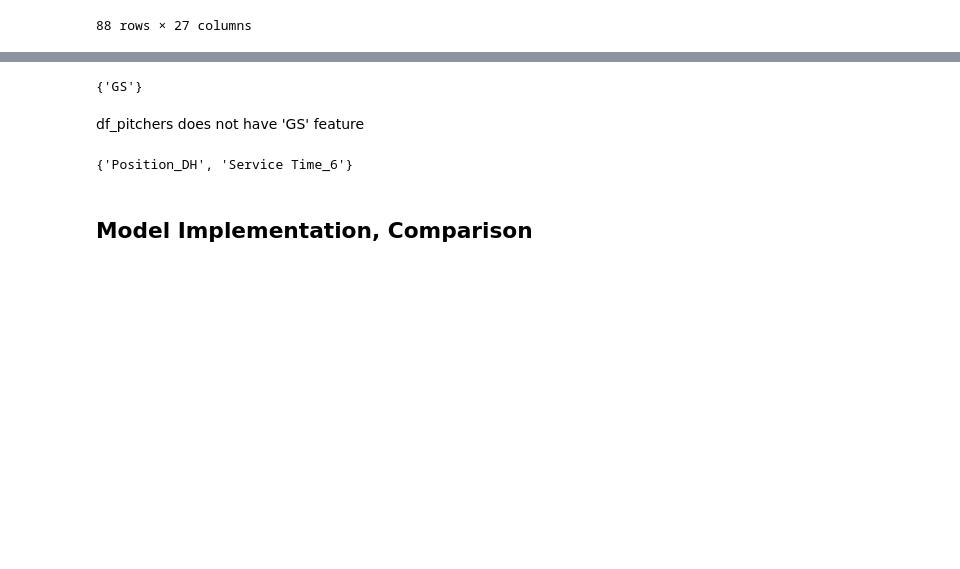
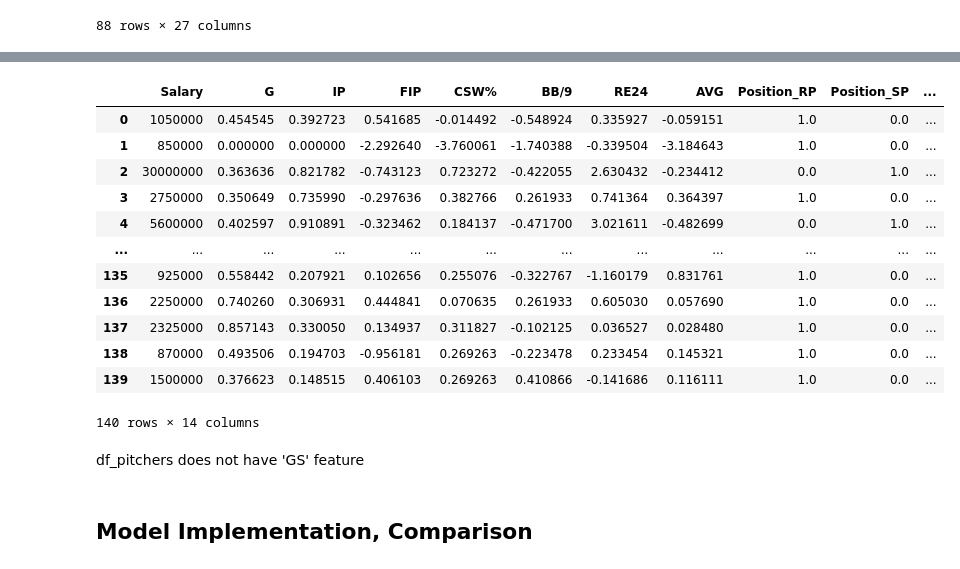
Before and after one commit to COGS118A/Group029-SP23, a Jupyter notebook: FinalProject_Group029-SP23.ipynb, the cells around one changed output, grey strips where cells are left out. Saved outputs shown, nothing was run; the diff lists cells and outputs as text; code cells hidden in the pictures; blank space fills up the shorter version.

```diff
--- a/FinalProject_Group029-SP23.ipynb
+++ b/FinalProject_Group029-SP23.ipynb
@@ -977,6 +977,3 @@ hit_2023_scaled = hit_2023_scaled.drop(['Name','Prev. Season'], axis = 1)
 hit_2023 = hit_2023_scaled
 # %% [markdown]
 At this point, 'df_plyrs' and 'df_pitchers' are ready to be used to fit a model for prediction arbitrated salaries. The next steps will be splitting the data into training/test sets, comparing models, tuning hyperparemeters, and evaluating our final performance.
-# %%
-hit_2023 = apply_scaler_to_columns(hit_2023, StandardScaler(), ['Salary'])
-pitch_2023 = apply_scaler_to_columns(pitch_2023, StandardScaler(), ['Salary'])
@@ -1050,13 +1029,22 @@ pitch_2023
-# %%
-set(pitch_2023.columns)-set(df_pitchers.columns)
-# %% [output]
-{'GS'}
+# %%
+pitch_2023 = pitch_2023.drop('GS', axis = 1)
+pitch_2023
+# %% [output]
+|  | Salary | G | IP | FIP | CSW% | BB/9 | RE24 | AVG | Position_RP | Position_SP | ... |
+| 0 | 1050000 | 0.454545 | 0.392723 | 0.541685 | -0.014492 | -0.548924 | 0.335927 | -0.059151 | 1.0 | 0.0 | ... |
+| 1 | 850000 | 0.000000 | 0.000000 | -2.292640 | -3.760061 | -1.740388 | -0.339504 | -3.184643 | 1.0 | 0.0 | ... |
+| 2 | 30000000 | 0.363636 | 0.821782 | -0.743123 | 0.723272 | -0.422055 | 2.630432 | -0.234412 | 0.0 | 1.0 | ... |
+| 3 | 2750000 | 0.350649 | 0.735990 | -0.297636 | 0.382766 | 0.261933 | 0.741364 | 0.364397 | 1.0 | 0.0 | ... |
+| 4 | 5600000 | 0.402597 | 0.910891 | -0.323462 | 0.184137 | -0.471700 | 3.021611 | -0.482699 | 0.0 | 1.0 | ... |
+| ... | ... | ... | ... | ... | ... | ... | ... | ... | ... | ... | ... |
+| 135 | 925000 | 0.558442 | 0.207921 | 0.102656 | 0.255076 | -0.322767 | -1.160179 | 0.831761 | 1.0 | 0.0 | ... |
+| 136 | 2250000 | 0.740260 | 0.306931 | 0.444841 | 0.070635 | 0.261933 | 0.605030 | 0.057690 | 1.0 | 0.0 | ... |
+| 137 | 2325000 | 0.857143 | 0.330050 | 0.134937 | 0.311827 | -0.102125 | 0.036527 | 0.028480 | 1.0 | 0.0 | ... |
+| 138 | 870000 | 0.493506 | 0.194703 | -0.956181 | 0.269263 | -0.223478 | 0.233454 | 0.145321 | 1.0 | 0.0 | ... |
+| 139 | 1500000 | 0.376623 | 0.148515 | 0.406103 | 0.269263 | 0.410866 | -0.141686 | 0.116111 | 1.0 | 0.0 | ... |
+140 rows × 14 columns
 # %% [markdown]
 df_pitchers does not have 'GS' feature
-# %%
-set(df_plyrs.columns)-set(hit_2023.columns)
-# %% [output]
-{'Position_DH', 'Service Time_6'}
 # %% [markdown]
 ## Model Implementation, Comparison
 # %% [markdown]
```
Also changed, not shown: parts of 29 cells of this notebook.
